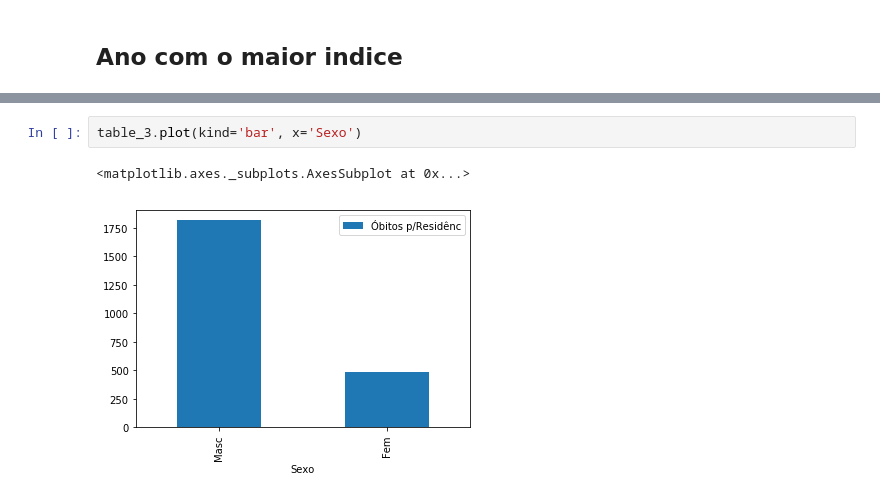
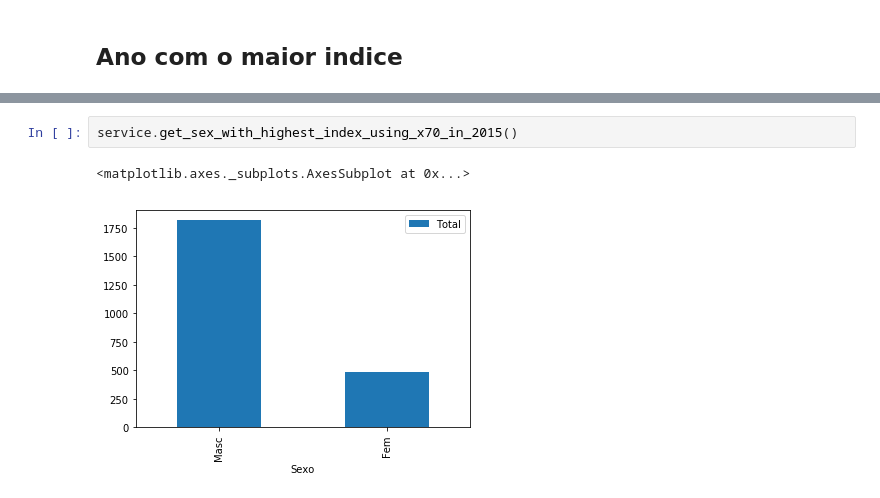
Before and after one commit to vitebo/suicide-analysis, a Jupyter notebook: src/dados.ipynb, the cells around one changed output, grey strips where cells are left out. Drawn from its saved outputs; the diff is of its cells as text.

```diff
--- a/src/dados.ipynb
+++ b/src/dados.ipynb
@@ -86,5 +20,5 @@ table_3
-# %%
-table_3.plot(kind='bar', x='Sexo')
-# %% [output]
-<matplotlib.axes._subplots.AxesSubplot at 0x...>
-[figure, removed]
+# %%
+service.get_sex_with_highest_index_using_x70_in_2015()
+# %% [output]
+<matplotlib.axes._subplots.AxesSubplot at 0x...>
+[figure, added]
```
Also changed, not shown: parts of 18 cells of this notebook, 3 other files.
